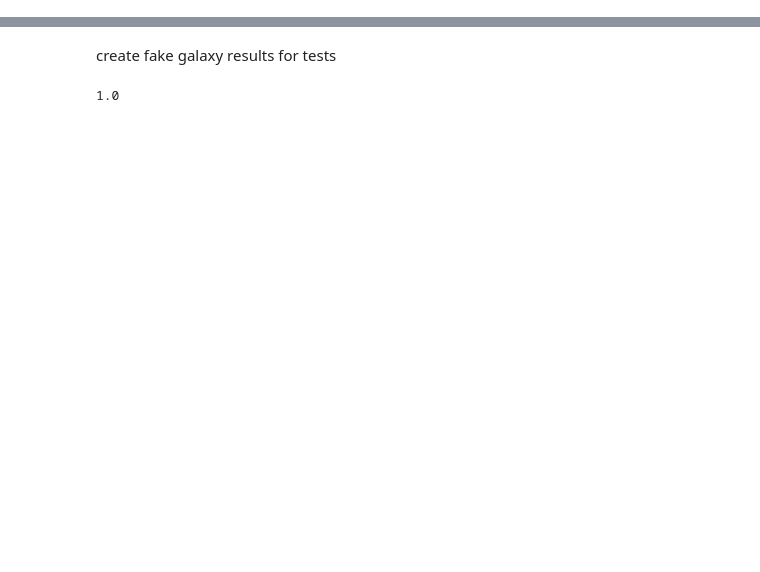
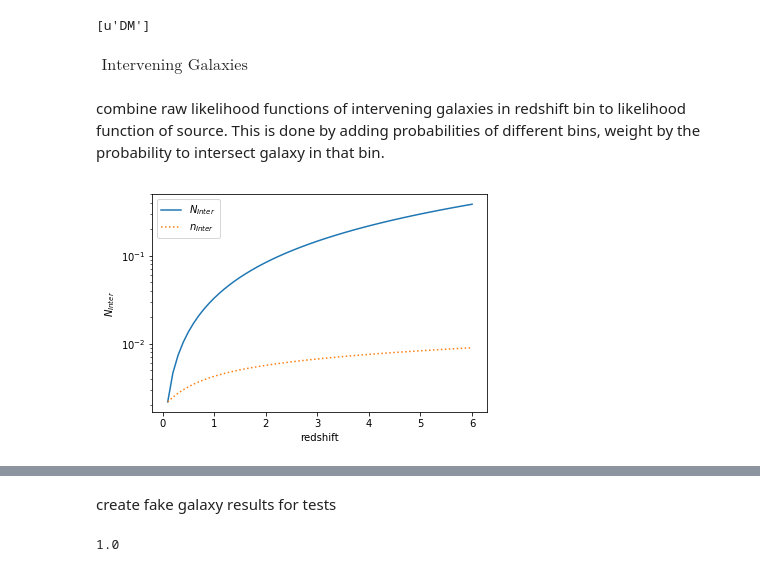
Before and after one commit to FRBs/PreFRBLE, a Jupyter notebook: notebooks/PreFRBLE_Rodrigues.ipynb, the cells around one changed output, grey strips where cells are left out. Cells and saved outputs as stored; diff of their text form; code cells hidden in the pictures; blank space fills up the shorter version.

Commit message:
prepare functions for final results

```diff
--- a/notebooks/PreFRBLE_Rodrigues.ipynb
+++ b/notebooks/PreFRBLE_Rodrigues.ipynb
@@ -8,2 +11,35 @@ from Convenience import *
 N_z, N_bins = 60, 100  ## number of redshift bins and bins in likelihood functions
 zs = redshift_bins
+# %%
+with h5.File( likelihood_file_telescope) as f:
+    print f['parkes/smd/primordial/Rodrigues18/Rodrigues18/smd/Piro18/wind/'].keys()
+# %% [output]
+[u'DM']
+# %% [markdown]
+$\text{ Intervening Galaxies}$
+# %% [markdown]
+combine raw likelihood functions of intervening galaxies in redshift bin to likelihood function of source. This is done by adding probabilities of different bins, weight by the probability to intersect galaxy in that bin.
+# %%
+### plot likelihood for galaxies at redshift to intersect LoS, n_inter, which is used to weigh the redshift bins
+### as well as expectet number of galaxies in LoS to source, N_inter
+
+## values adopted from Marcquart & Koay 2013
+n_gal = 0.02*hubble_constant**3   ### choose n(z) according to merger tree !!!
+r_gal = 0.01/hubble_constant      ### choose r(z) ???
+
+
+n_inter = nInter( redshift_bins[-1], r=r_gal, n=n_gal )
+N_inter = np.cumsum( n_inter )
+
+plt.plot( redshift_bins, N_inter, label=r"$N_{Inter}$" )
+plt.plot( redshift_bins, n_inter, linestyle=':', label=r"$n_{Inter}$" )
+plt.xlabel('redshift')
+plt.ylabel(r"$N_{Inter}$")
+plt.yscale( 'log')
+plt.legend()
+
+weights = n_inter
+norms = np.cumsum(weights)
+redshift_L = redshift_bins - np.diff(redshift_range)/2
+# %% [output]
+[figure, added]
```
Also changed, not shown: parts of 6 cells of this notebook, 7 other files.
